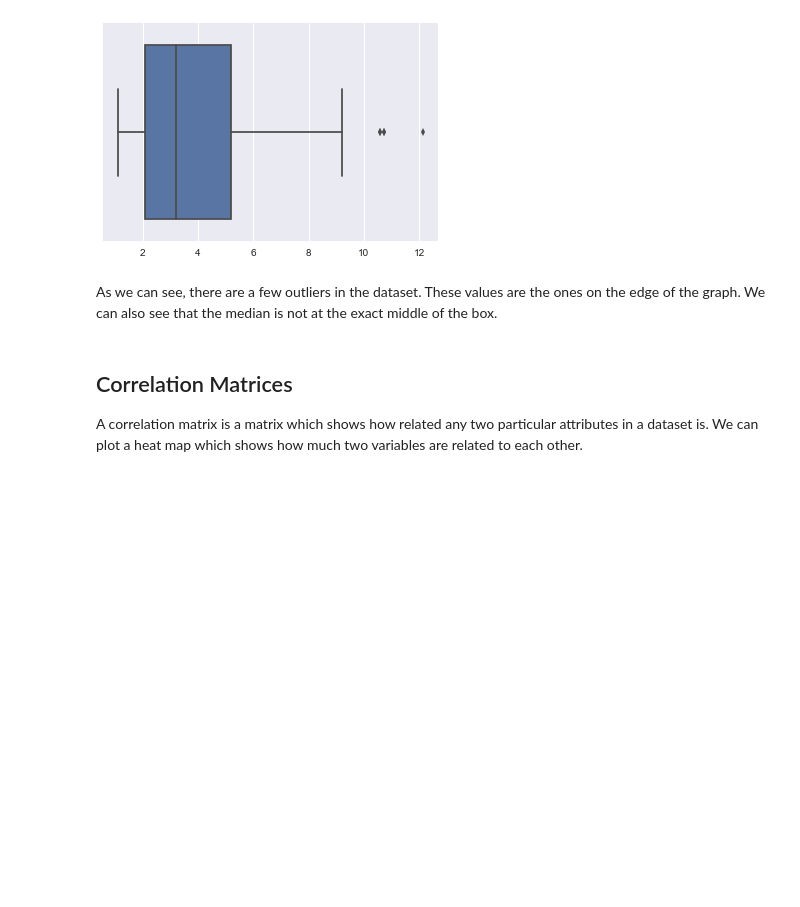
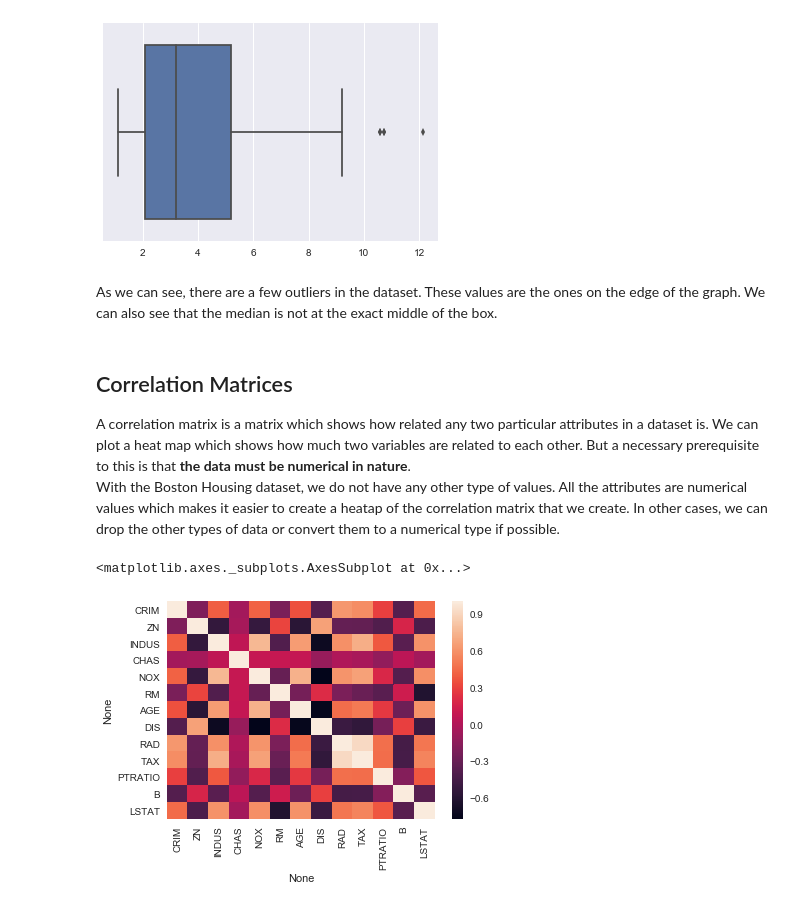
Before and after one commit to akshayrb22/playing-with-data, a Jupyter notebook: boston_housing_data_analysis.ipynb, the cells around one changed output. Saved outputs shown, nothing was run; the diff lists cells and outputs as text; code cells hidden in the pictures; blank space fills up the shorter version.

Commit message:
Added heatmap and pairplots.

```diff
--- a/boston_housing_data_analysis.ipynb
+++ b/boston_housing_data_analysis.ipynb
@@ -203,4 +203,11 @@ sns.boxplot(x='DIS',data=df)
 As we can see, there are a few outliers in the dataset. These values are the ones on the edge of the graph. We can also see that the median is not at the exact middle of the box.
 # %% [markdown]
 ## Correlation Matrices
-A correlation matrix is a matrix which shows how related any two particular attributes in a dataset is. We can plot a heat map which shows how much two variables are related to each other.
+A correlation matrix is a matrix which shows how related any two particular attributes in a dataset is. We can plot a heat map which shows how much two variables are related to each other. But a necessary prerequisite to this is that **the data must be numerical in nature**.
+<br>With the Boston Housing dataset, we do not have any other type of values. All the attributes are numerical values which makes it easier to create a heatap of the correlation matrix that we create. In other cases, we can drop the other types  of data or convert them to a numerical type if possible.
+# %%
+corr_matrix = df.corr()
+sns.heatmap(corr_matrix)
+# %% [output]
+<matplotlib.axes._subplots.AxesSubplot at 0x...>
+[figure, added]
```
Also changed, not shown: parts of 4 cells of this notebook.
